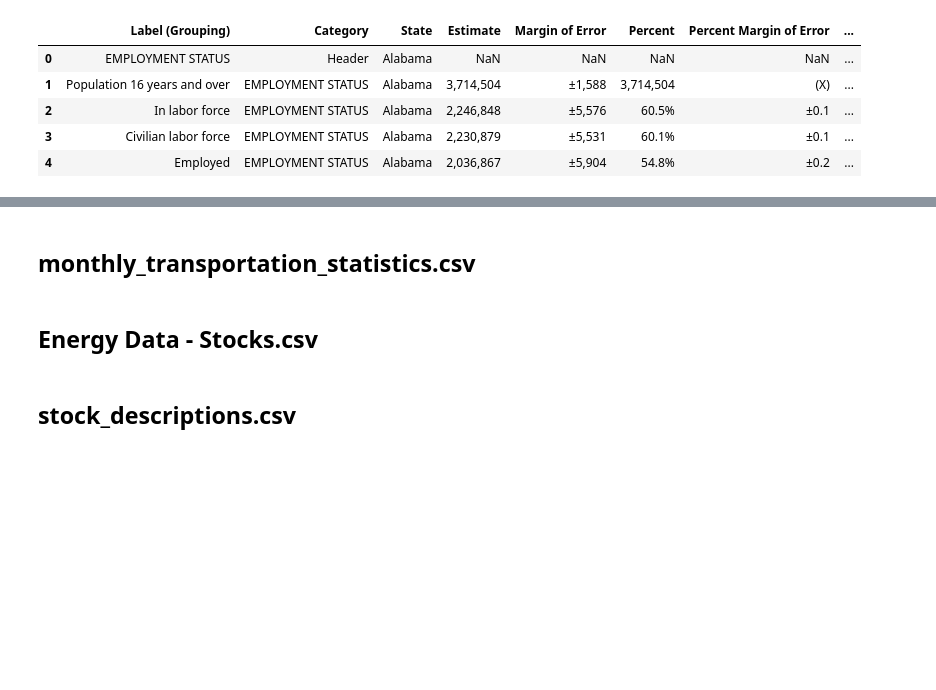
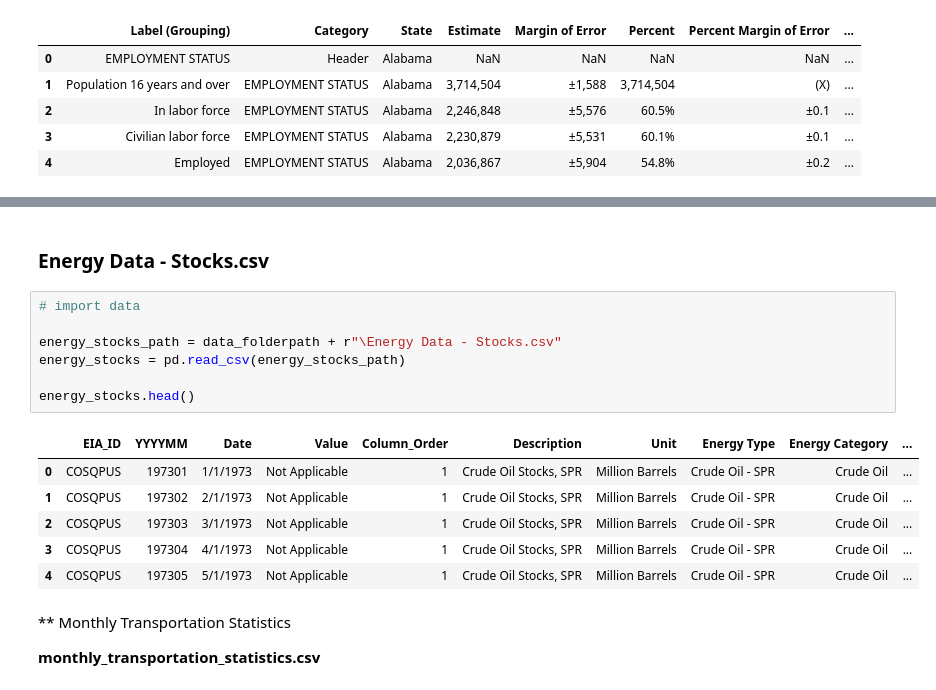
Before and after one commit to nklatsky/datathon-s24-team4-code, a Jupyter notebook: eda.ipynb, the cells around one changed output, grey strips where cells are left out. Drawn from its saved outputs; the diff is of its cells as text; blank space fills up the shorter version.

```diff
--- a/eda.ipynb
+++ b/eda.ipynb
@@ -138,6 +262,21 @@ Year  -  <class 'numpy.int64'>
+# %% [markdown]
+### **Energy Data - Stocks.csv**
+# %%
+# import data
+
+energy_stocks_path = data_folderpath + r"\Energy Data - Stocks.csv"
+energy_stocks = pd.read_csv(energy_stocks_path)
+
+energy_stocks.head()
+# %% [output]
+|  | EIA_ID | YYYYMM | Date | Value | Column_Order | Description | Unit | Energy Type | Energy Category | ... |
+| 0 | COSQPUS | 197301 | 1/1/1973 | Not Applicable | 1 | Crude Oil Stocks, SPR | Million Barrels | Crude Oil - SPR | Crude Oil | ... |
+| 1 | COSQPUS | 197302 | 2/1/1973 | Not Applicable | 1 | Crude Oil Stocks, SPR | Million Barrels | Crude Oil - SPR | Crude Oil | ... |
+| 2 | COSQPUS | 197303 | 3/1/1973 | Not Applicable | 1 | Crude Oil Stocks, SPR | Million Barrels | Crude Oil - SPR | Crude Oil | ... |
+| 3 | COSQPUS | 197304 | 4/1/1973 | Not Applicable | 1 | Crude Oil Stocks, SPR | Million Barrels | Crude Oil - SPR | Crude Oil | ... |
+| 4 | COSQPUS | 197305 | 5/1/1973 | Not Applicable | 1 | Crude Oil Stocks, SPR | Million Barrels | Crude Oil - SPR | Crude Oil | ... |
 # %% [markdown]
-## **monthly_transportation_statistics.csv**
+
+** Monthly Transportation Statistics
+
+**monthly_transportation_statistics.csv**
-# %% [markdown]
-## **Energy Data - Stocks.csv**
-# %% [markdown]
-## **stock_descriptions.csv**
```
Also changed, not shown: parts of 19 cells of this notebook.
